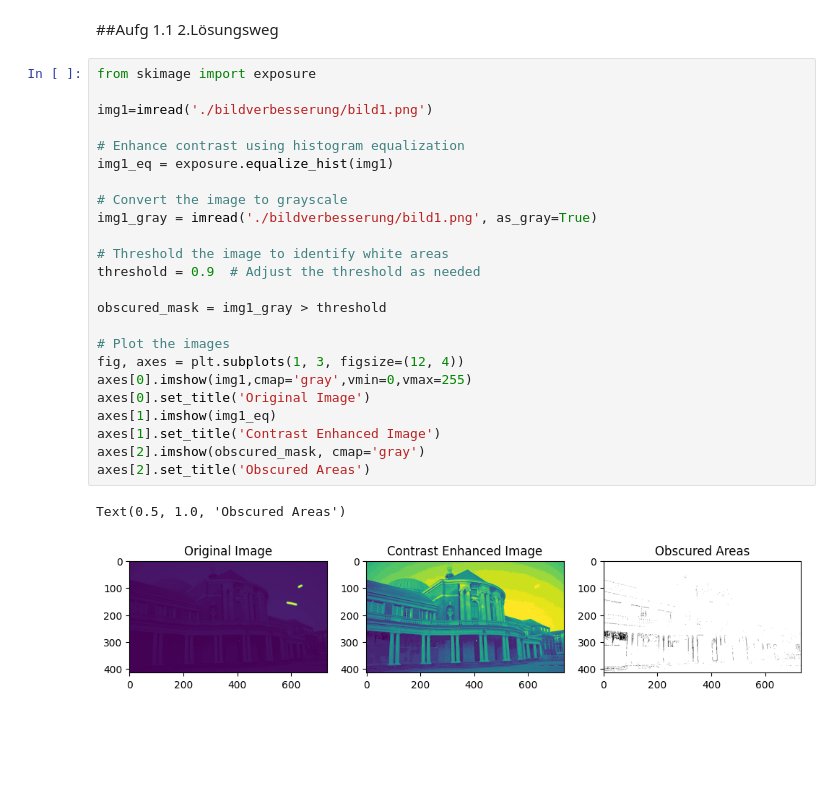
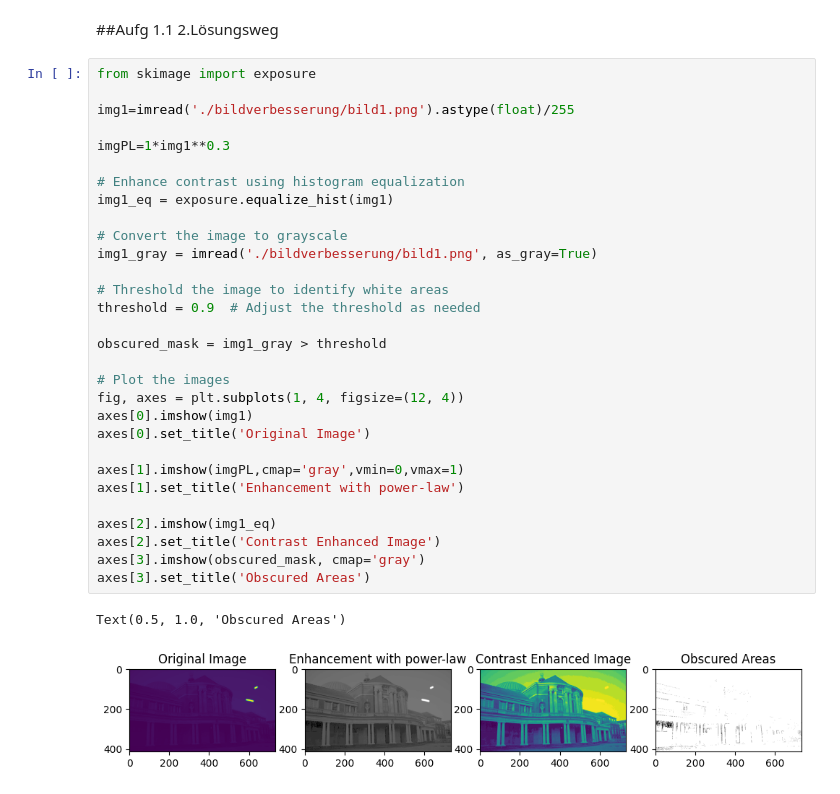
Before and after one commit to Mynna/bv23-wk04, a Jupyter notebook: Blatt04_Aufg01.ipynb, the cells around one changed output. Drawn from its saved outputs; the diff is of its cells as text; blank space fills up the shorter version.

```diff
--- a/Blatt04_Aufg01.ipynb
+++ b/Blatt04_Aufg01.ipynb
@@ -23,27 +23,33 @@ plt.imshow(result,cmap='gray',vmin=0,vmax=1)
 # %%
 from skimage import exposure
 
-img1=imread('./bildverbesserung/bild1.png')
+img1=imread('./bildverbesserung/bild1.png').astype(float)/255
+
+imgPL=1*img1**0.3
 
 # Enhance contrast using histogram equalization
 img1_eq = exposure.equalize_hist(img1)
 
 # Convert the image to grayscale
 img1_gray = imread('./bildverbesserung/bild1.png', as_gray=True)
 
 # Threshold the image to identify white areas
 threshold = 0.9  # Adjust the threshold as needed
 
 obscured_mask = img1_gray > threshold
 
 # Plot the images
-fig, axes = plt.subplots(1, 3, figsize=(12, 4))
-axes[0].imshow(img1,cmap='gray',vmin=0,vmax=255)
+fig, axes = plt.subplots(1, 4, figsize=(12, 4))
+axes[0].imshow(img1)
 axes[0].set_title('Original Image')
-axes[1].imshow(img1_eq)
-axes[1].set_title('Contrast Enhanced Image')
-axes[2].imshow(obscured_mask, cmap='gray')
-axes[2].set_title('Obscured Areas')
+
+axes[1].imshow(imgPL,cmap='gray',vmin=0,vmax=1)
+axes[1].set_title('Enhancement with power-law')
+
+axes[2].imshow(img1_eq)
+axes[2].set_title('Contrast Enhanced Image')
+axes[3].imshow(obscured_mask, cmap='gray')
+axes[3].set_title('Obscured Areas')
 # %% [output]
 Text(0.5, 1.0, 'Obscured Areas')
-[figure, old version]
+[figure, new version]
```
